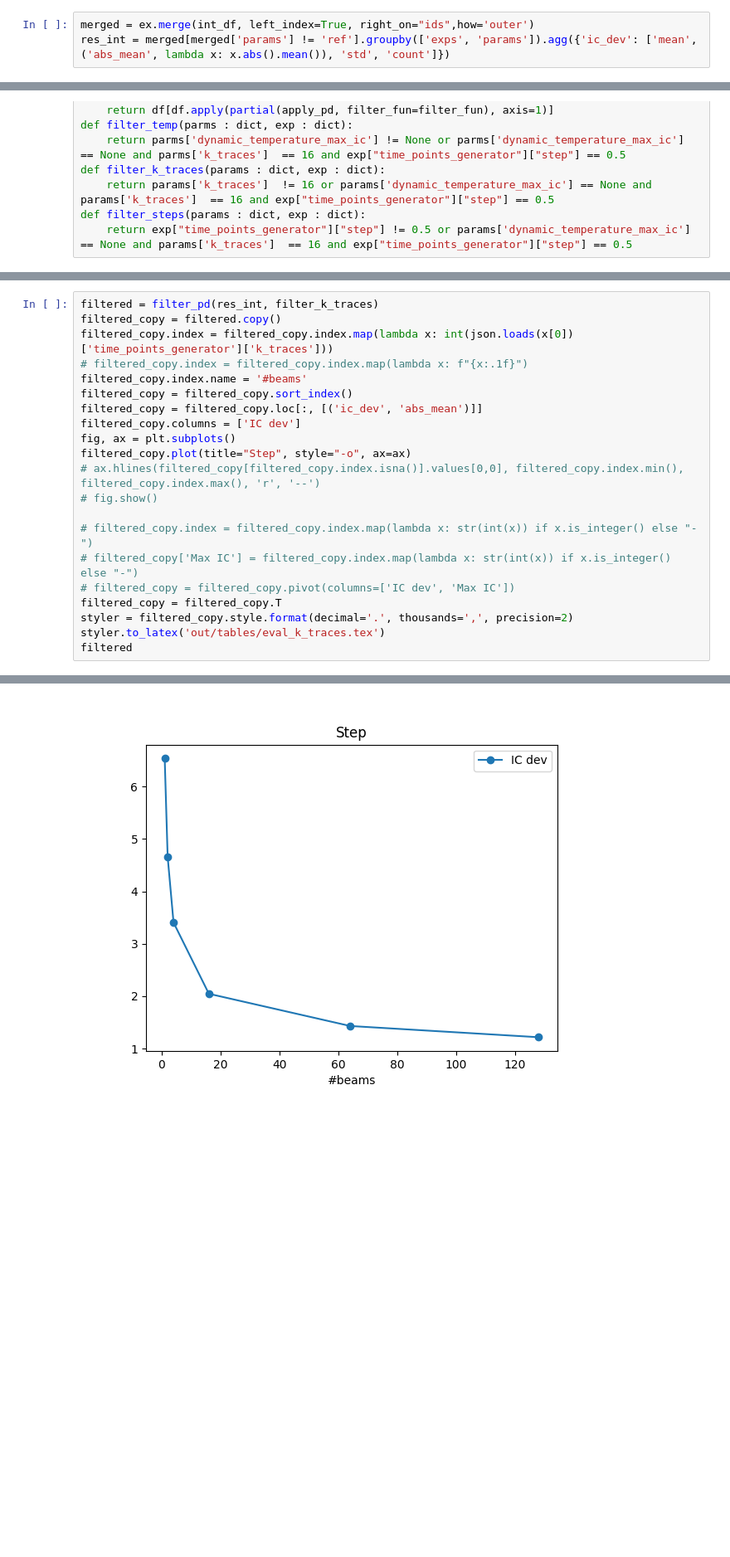
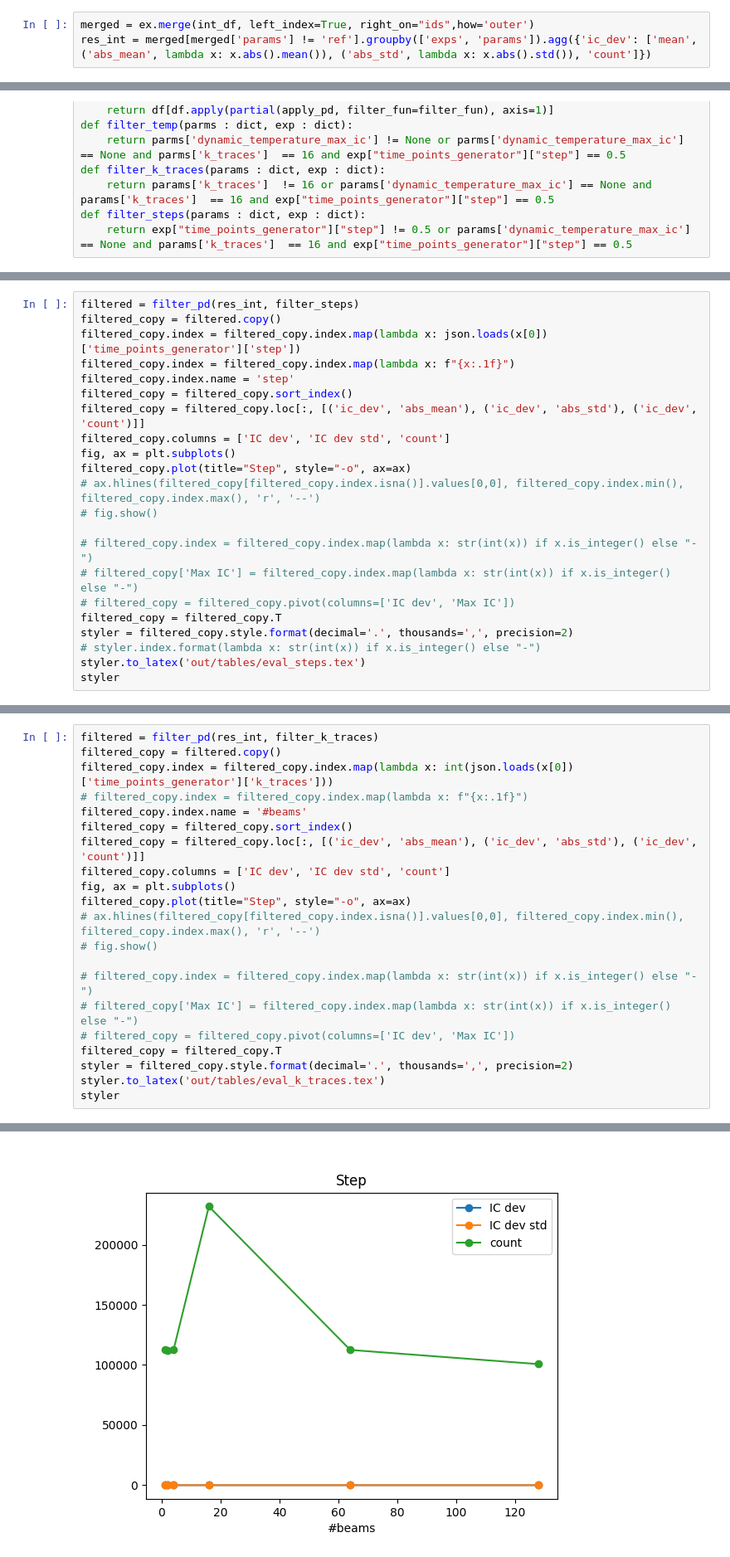
Before and after one commit to muthissar/PIA.No3, a Jupyter notebook: results.ipynb, the cells around one changed output, grey strips where cells are left out. Shown at 83% size. Drawn from its saved outputs; the diff is of its cells as text; blank space fills up the shorter version.

```diff
--- a/results.ipynb
+++ b/results.ipynb
@@ -173,7 +173,7 @@ array([[<AxesSubplot:title={'center':'time'}>]], dtype=object)
 # Interpolations exps
 # %%
 merged = ex.merge(int_df, left_index=True, right_on="ids",how='outer')
-res_int = merged[merged['params'] != 'ref'].groupby(['exps', 'params']).agg({'ic_dev': ['mean', ('abs_mean', lambda x: x.abs().mean()), 'std', 'count']})
+res_int = merged[merged['params'] != 'ref'].groupby(['exps', 'params']).agg({'ic_dev': ['mean', ('abs_mean', lambda x: x.abs().mean()), ('abs_std', lambda x: x.abs().std()), 'count']})
 # %%
 # NOTE: find the minimum index of
 abs_min = res_int.loc[:, [('ic_dev', 'abs_mean')]]
@@ -270,0 +278,22 @@ styler
+# %%
+filtered = filter_pd(res_int, filter_steps)
+filtered_copy = filtered.copy()
+filtered_copy.index = filtered_copy.index.map(lambda x: json.loads(x[0])['time_points_generator']['step'])
+filtered_copy.index = filtered_copy.index.map(lambda x: f"{x:.1f}")
+filtered_copy.index.name = 'step'
+filtered_copy = filtered_copy.sort_index()
+filtered_copy = filtered_copy.loc[:, [('ic_dev', 'abs_mean'), ('ic_dev', 'abs_std'), ('ic_dev', 'count')]]
+filtered_copy.columns = ['IC dev', 'IC dev std', 'count']
+fig, ax = plt.subplots()
+filtered_copy.plot(title="Step", style="-o", ax=ax)
+# ax.hlines(filtered_copy[filtered_copy.index.isna()].values[0,0], filtered_copy.index.min(), filtered_copy.index.max(), 'r', '--')
+# fig.show()
+
+# filtered_copy.index = filtered_copy.index.map(lambda x: str(int(x)) if x.is_integer() else "-")
+# filtered_copy['Max IC'] = filtered_copy.index.map(lambda x: str(int(x)) if x.is_integer() else "-")
+# filtered_copy = filtered_copy.pivot(columns=['IC dev', 'Max IC'])
+filtered_copy = filtered_copy.T
+styler = filtered_copy.style.format(decimal='.', thousands=',', precision=2)
+# styler.index.format(lambda x: str(int(x)) if x.is_integer() else "-")
+styler.to_latex('out/tables/eval_steps.tex')
+styler
@@ -275,8 +310,8 @@ filtered_copy.index = filtered_copy.index.map(lambda x: int(json.loads(x[0])['ti
 # filtered_copy.index = filtered_copy.index.map(lambda x: f"{x:.1f}")
 filtered_copy.index.name = '#beams'
 filtered_copy = filtered_copy.sort_index()
-filtered_copy = filtered_copy.loc[:, [('ic_dev', 'abs_mean')]]
-filtered_copy.columns = ['IC dev']
+filtered_copy = filtered_copy.loc[:, [('ic_dev', 'abs_mean'), ('ic_dev', 'abs_std'), ('ic_dev', 'count')]]
+filtered_copy.columns = ['IC dev', 'IC dev std', 'count']
 fig, ax = plt.subplots()
 filtered_copy.plot(title="Step", style="-o", ax=ax)
 # ax.hlines(filtered_copy[filtered_copy.index.isna()].values[0,0], filtered_copy.index.min(), filtered_copy.index.max(), 'r', '--')
@@ -288,5 +323,5 @@ filtered_copy.plot(title="Step", style="-o", ax=ax)
 filtered_copy = filtered_copy.T
 styler = filtered_copy.style.format(decimal='.', thousands=',', precision=2)
 styler.to_latex('out/tables/eval_k_traces.tex')
-filtered
+styler
 # %% [output]
@@ -302 +332 @@ filtered
-[figure, old version]
+[figure, new version]
```
Also changed, not shown: parts of 20 cells of this notebook, 6 other files.
